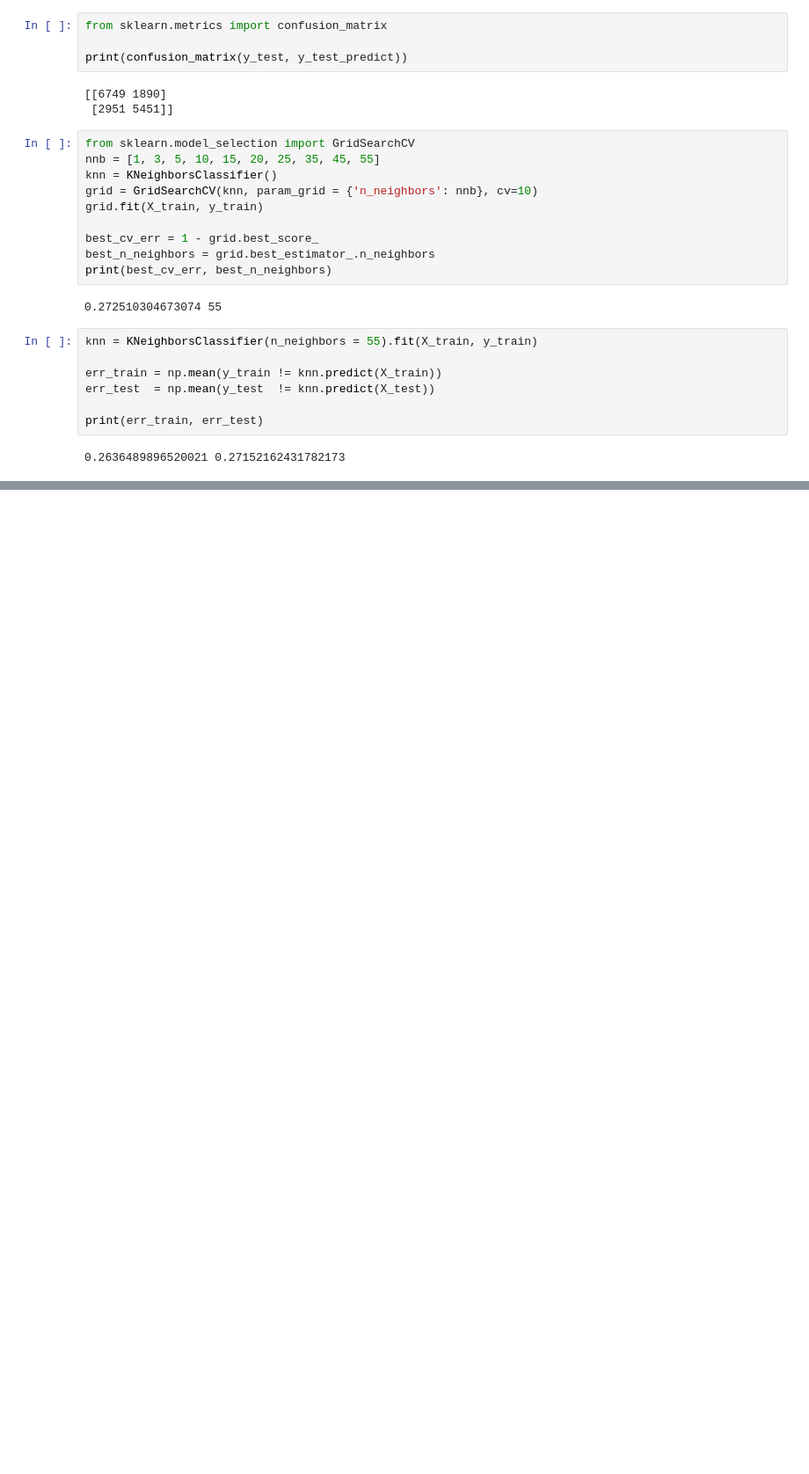
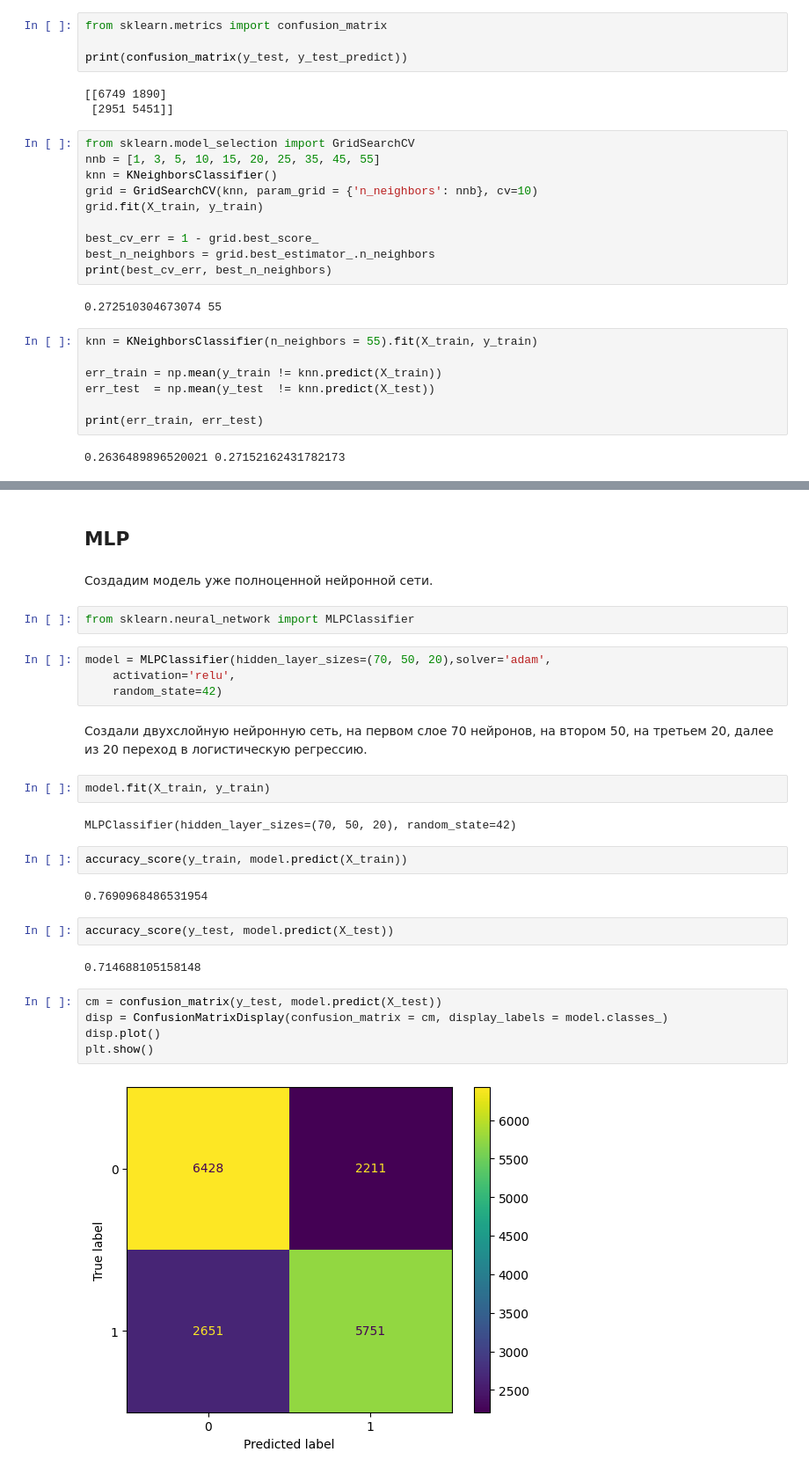
Before and after one commit to a1xsa/machine_learning, a Jupyter notebook: first_move.ipynb, the cells around one changed output, grey strips where cells are left out. Shown at 88% size. Drawn from its saved outputs; the diff is of its cells as text; blank space fills up the shorter version.

```diff
--- a/first_move.ipynb
+++ b/first_move.ipynb
@@ -499,0 +616,31 @@ print(err_train, err_test)
+# %% [markdown]
+## MLP
+# %% [markdown]
+Создадим модель уже полноценной нейронной сети.
+# %%
+from sklearn.neural_network import MLPClassifier
+# %%
+model = MLPClassifier(hidden_layer_sizes=(70, 50, 20),solver='adam',
+    activation='relu',
+    random_state=42)
+# %% [markdown]
+Создали двухслойную нейронную сеть, на первом слое 70 нейронов, на втором 50, на третьем 20, далее из 20 переход в логистическую регрессию.
+# %%
+model.fit(X_train, y_train)
+# %% [output]
+MLPClassifier(hidden_layer_sizes=(70, 50, 20), random_state=42)
+# %%
+accuracy_score(y_train, model.predict(X_train))
+# %% [output]
+0.7690968486531954
+# %%
+accuracy_score(y_test, model.predict(X_test))
+# %% [output]
+0.714688105158148
+# %%
+cm = confusion_matrix(y_test, model.predict(X_test))
+disp = ConfusionMatrixDisplay(confusion_matrix = cm, display_labels = model.classes_)
+disp.plot()
+plt.show()
+# %% [output]
+[figure, added]
```
Also changed, not shown: parts of 31 cells of this notebook.
